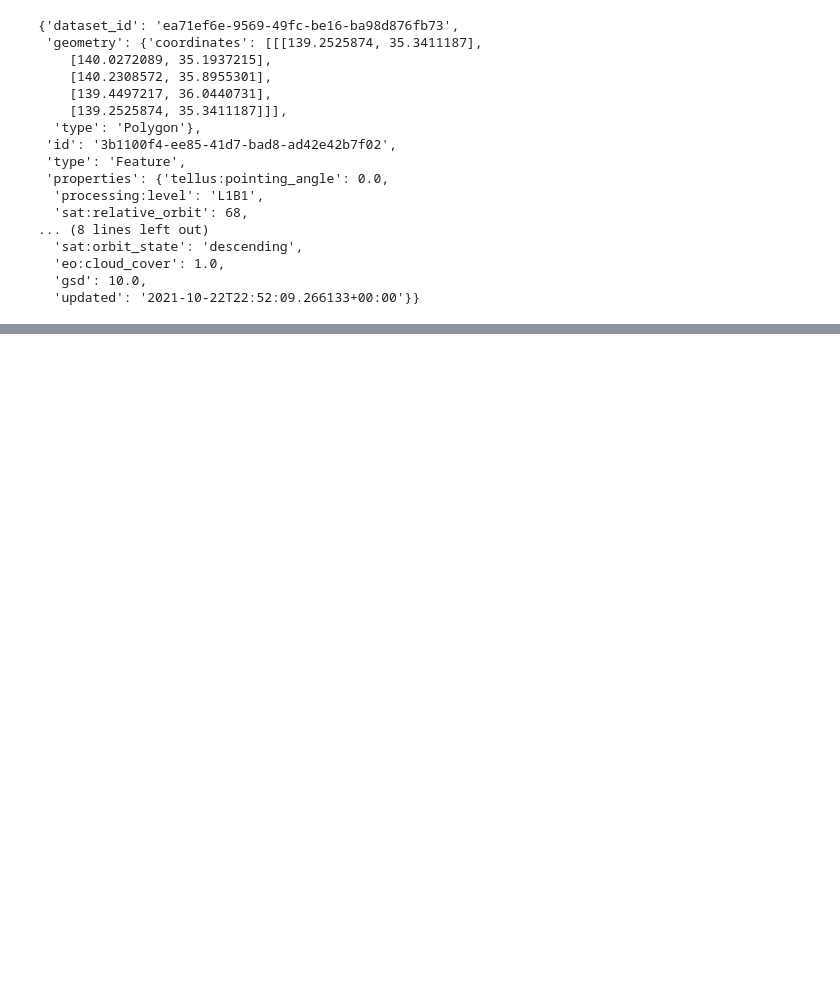
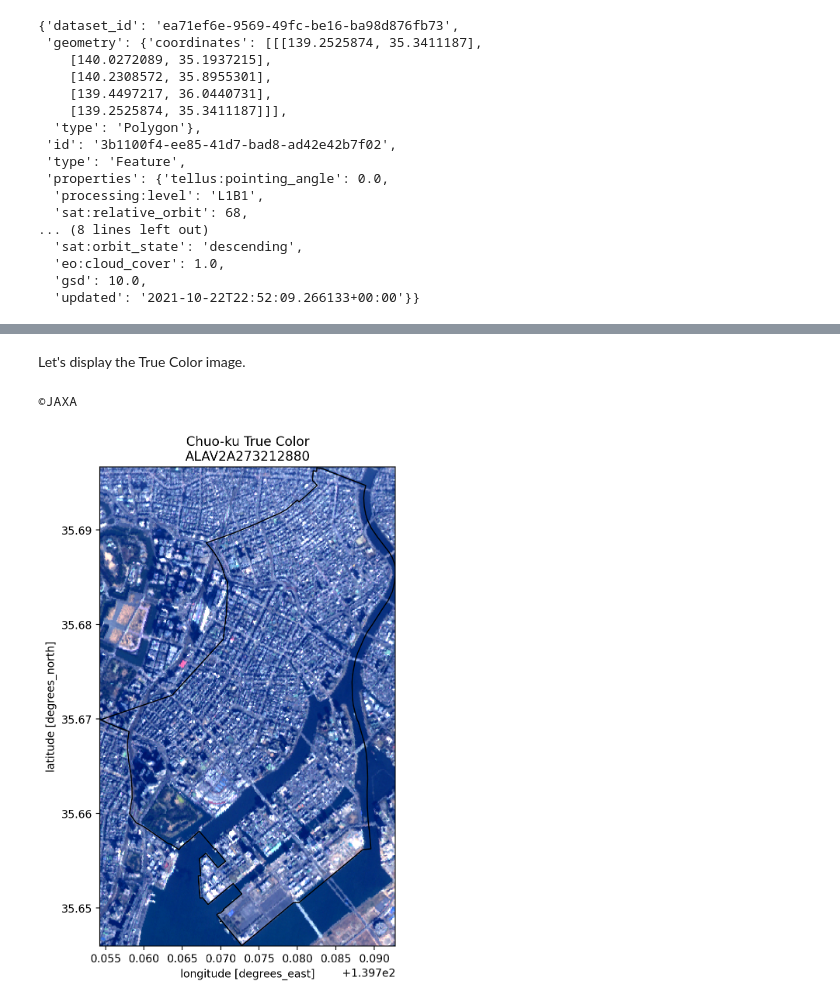
Before and after one commit to sankichi92/tellus-traveler-python, a Jupyter notebook: docs/index.ipynb, the cells around one changed output, grey strips where cells are left out. Saved outputs shown, nothing was run; the diff lists cells and outputs as text; code cells hidden in the pictures; blank space fills up the shorter version.

```diff
--- a/docs/index.ipynb
+++ b/docs/index.ipynb
@@ -156,0 +161,3 @@ search_results_gdf.set_crs(epsg=4326).explore("tellus:name")
+# %%
+scene = next(scene for scene in scenes if scene["tellus:name"] == "ALAV2A273212880")
+scene.properties
@@ -156,0 +189,3 @@ search_results_gdf.set_crs(epsg=4326).explore("tellus:name")
+# %%
+files = scene.files()
+files
@@ -156,0 +216,12 @@ search_results_gdf.set_crs(epsg=4326).explore("tellus:name")
+# %%
+from tempfile import TemporaryDirectory
+
+import rioxarray
+
+target_file = next(file for file in files if "webcog" in file["name"])
+
+with TemporaryDirectory() as tmpdir:
+    path = target_file.download(tmpdir)
+    data = rioxarray.open_rasterio(path, masked=True)
+
+data
@@ -156,0 +244,3 @@ search_results_gdf.set_crs(epsg=4326).explore("tellus:name")
+# %%
+clipped_data = data.rio.clip_box(*chuo_ku_bbox)
+clipped_data
@@ -156,0 +261,13 @@ search_results_gdf.set_crs(epsg=4326).explore("tellus:name")
+# %% [markdown]
+Let's display the True Color image.
+# %%
+import matplotlib.pyplot as plt
+
+fig, ax = plt.subplots(figsize=(8, 8))
+clipped_data.sel(band=[1, 2, 3]).plot.imshow(ax=ax, rgb="band", robust=True)
+chuo_ku_gdf.plot(ax=ax, color="none")
+ax.set_title(f"Chuo-ku True Color\n{scene['tellus:name']}")
+print(avnir2_dataset["copyright"])
+# %% [output]
+©JAXA
+[figure, added]
```
Also changed, not shown: parts of 26 cells of this notebook, 2 other files.
